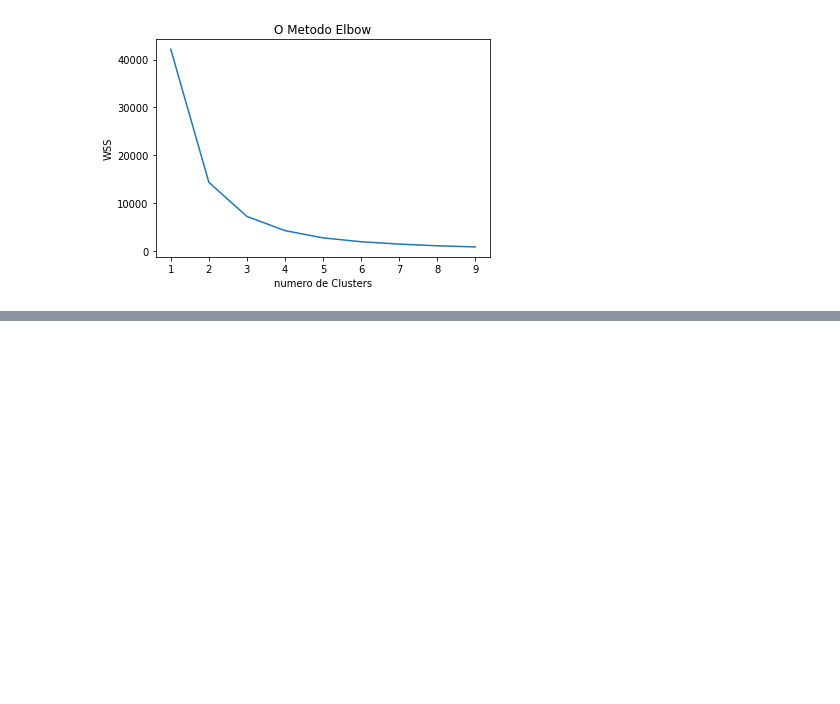
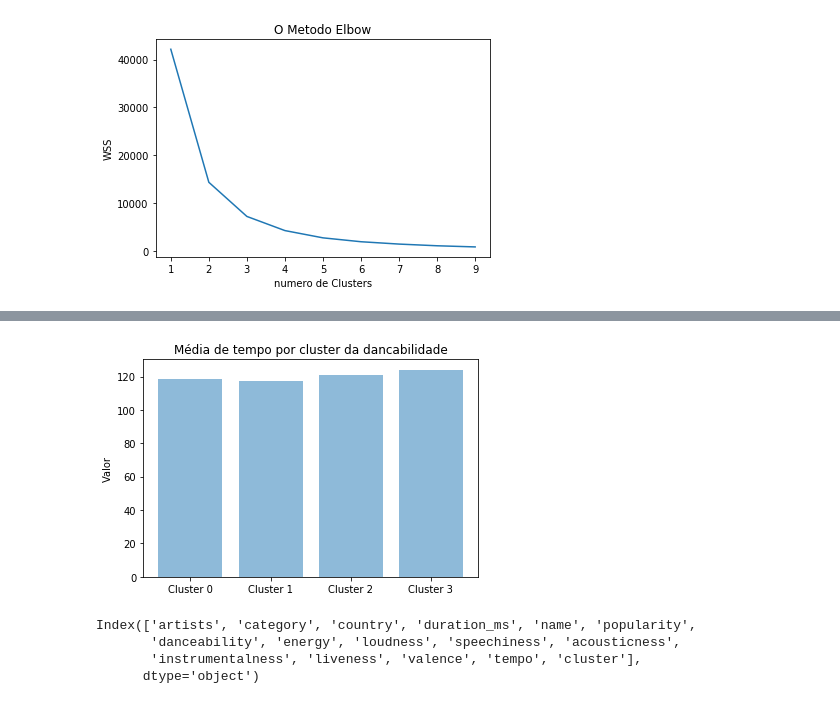
Before and after one commit to adrianofelisberto/analise_spotify_tcc, a Jupyter notebook: analise.ipynb, the cells around one changed output, grey strips where cells are left out. Cells and saved outputs as stored; diff of their text form; code cells hidden in the pictures; blank space fills up the shorter version.

```diff
--- a/analise.ipynb
+++ b/analise.ipynb
@@ -92,0 +224,20 @@ calculoElbow(Xst)
+# %%
+objects = ('Cluster 0', 'Cluster 1', 'Cluster 2', 'Cluster 3')
+y_pos = np.arange(len(objects))
+performance = dfcl0.tempo.mean(), dfcl1.tempo.mean(), dfcl2.tempo.mean(), dfcl3.tempo.mean()
+
+plt.bar(y_pos, performance, align='center', alpha=0.5)
+plt.xticks(y_pos, objects)
+plt.ylabel('Valor')
+plt.title('Média de tempo por cluster da dancabilidade')
+
+plt.show()
+# %% [output]
+[figure, added]
+# %%
+dfbr.columns
+# %% [output]
+Index(['artists', 'category', 'country', 'duration_ms', 'name', 'popularity',
+       'danceability', 'energy', 'loudness', 'speechiness', 'acousticness',
+       'instrumentalness', 'liveness', 'valence', 'tempo', 'cluster'],
+      dtype='object')
```
Also changed, not shown: parts of 15 cells of this notebook.
